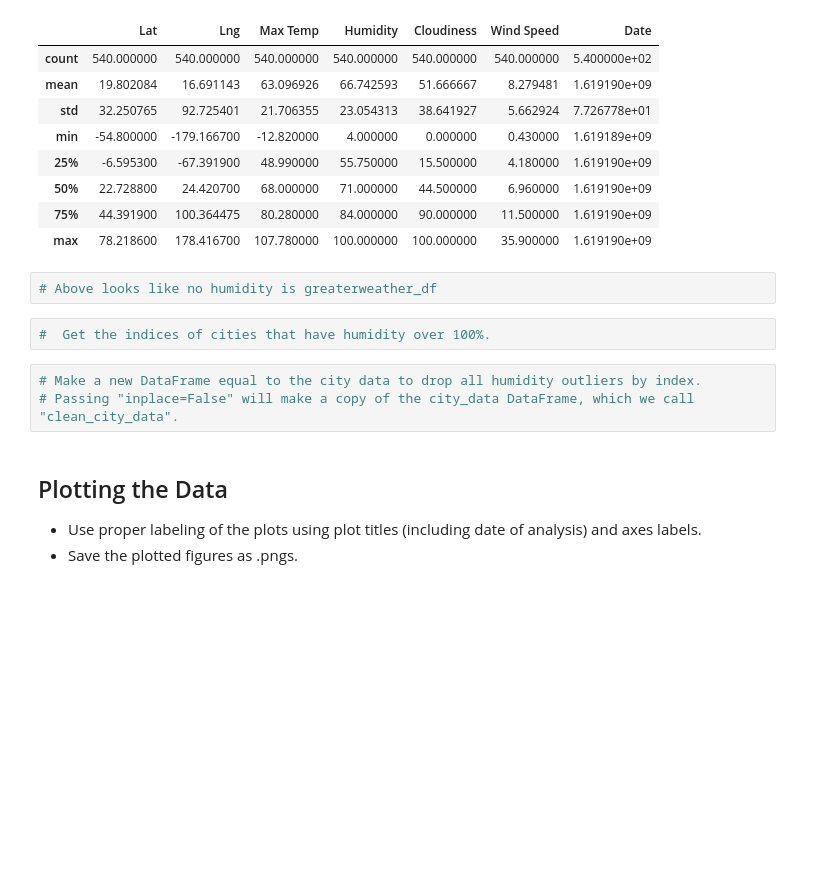
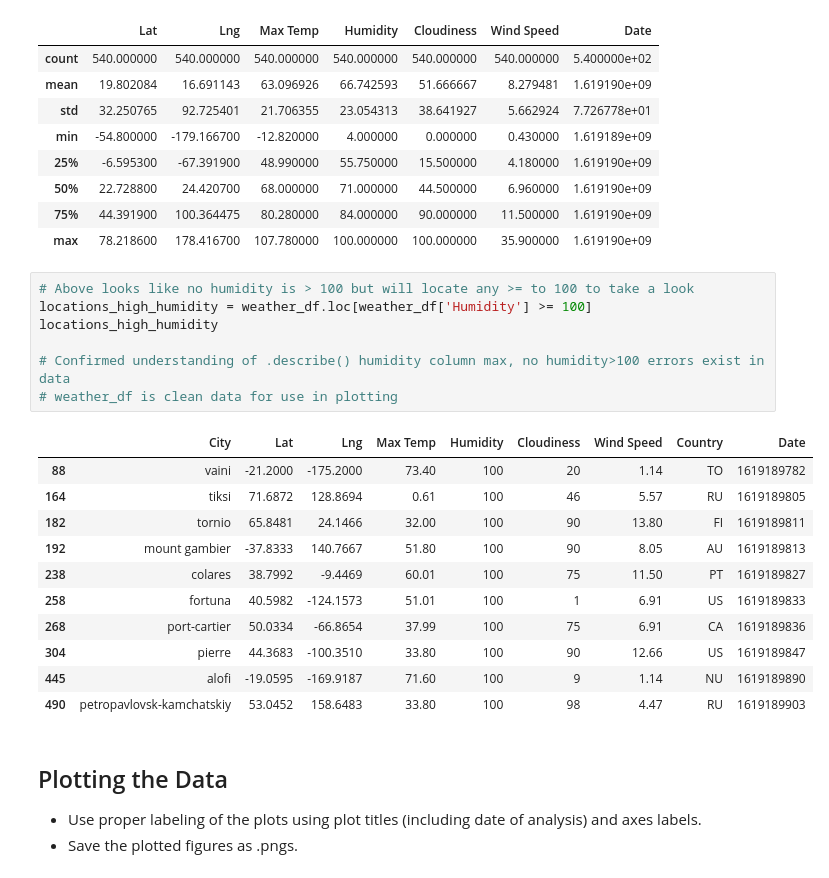
Before and after one commit to ic17rey/python-api-challenge, a Jupyter notebook: Weather_VacationPy/WeatherPy.ipynb, the cells around one changed output. Drawn from its saved outputs; the diff is of its cells as text; blank space fills up the shorter version.

Commit message:
Clean data of humidity > 100

```diff
--- a/Weather_VacationPy/WeatherPy.ipynb
+++ b/Weather_VacationPy/WeatherPy.ipynb
@@ -240,13 +240,25 @@ weather_df.describe()
 | 50% | 22.728800 | 24.420700 | 68.000000 | 71.000000 | 44.500000 | 6.960000 | 1.619190e+09 |
 | 75% | 44.391900 | 100.364475 | 80.280000 | 84.000000 | 90.000000 | 11.500000 | 1.619190e+09 |
 | max | 78.218600 | 178.416700 | 107.780000 | 100.000000 | 100.000000 | 35.900000 | 1.619190e+09 |
-# %%
-# Above looks like no humidity is greaterweather_df
-# %%
-#  Get the indices of cities that have humidity over 100%.
-# %%
-# Make a new DataFrame equal to the city data to drop all humidity outliers by index.
-# Passing "inplace=False" will make a copy of the city_data DataFrame, which we call "clean_city_data".
+# %%
+# Above looks like no humidity is > 100 but will locate any >= to 100 to take a look
+locations_high_humidity = weather_df.loc[weather_df['Humidity'] >= 100]
+locations_high_humidity
+
+# Confirmed understanding of .describe() humidity column max, no humidity>100 errors exist in data
+# weather_df is clean data for use in plotting
+# %% [output]
+|  | City | Lat | Lng | Max Temp | Humidity | Cloudiness | Wind Speed | Country | Date |
+| 88 | vaini | -21.2000 | -175.2000 | 73.40 | 100 | 20 | 1.14 | TO | 1619189782 |
+| 164 | tiksi | 71.6872 | 128.8694 | 0.61 | 100 | 46 | 5.57 | RU | 1619189805 |
+| 182 | tornio | 65.8481 | 24.1466 | 32.00 | 100 | 90 | 13.80 | FI | 1619189811 |
+| 192 | mount gambier | -37.8333 | 140.7667 | 51.80 | 100 | 90 | 8.05 | AU | 1619189813 |
+| 238 | colares | 38.7992 | -9.4469 | 60.01 | 100 | 75 | 11.50 | PT | 1619189827 |
+| 258 | fortuna | 40.5982 | -124.1573 | 51.01 | 100 | 1 | 6.91 | US | 1619189833 |
+| 268 | port-cartier | 50.0334 | -66.8654 | 37.99 | 100 | 75 | 6.91 | CA | 1619189836 |
+| 304 | pierre | 44.3683 | -100.3510 | 33.80 | 100 | 90 | 12.66 | US | 1619189847 |
+| 445 | alofi | -19.0595 | -169.9187 | 71.60 | 100 | 9 | 1.14 | NU | 1619189890 |
+| 490 | petropavlovsk-kamchatskiy | 53.0452 | 158.6483 | 33.80 | 100 | 98 | 4.47 | RU | 1619189903 |
 # %% [markdown]
 ## Plotting the Data
 * Use proper labeling of the plots using plot titles (including date of analysis) and axes labels.
```
